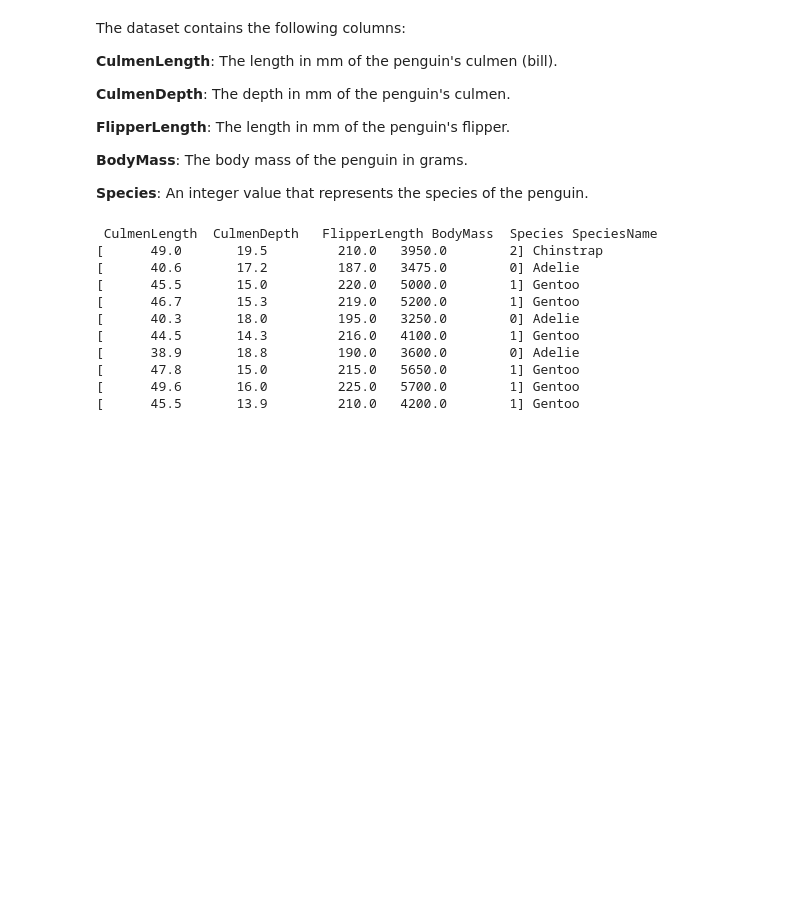
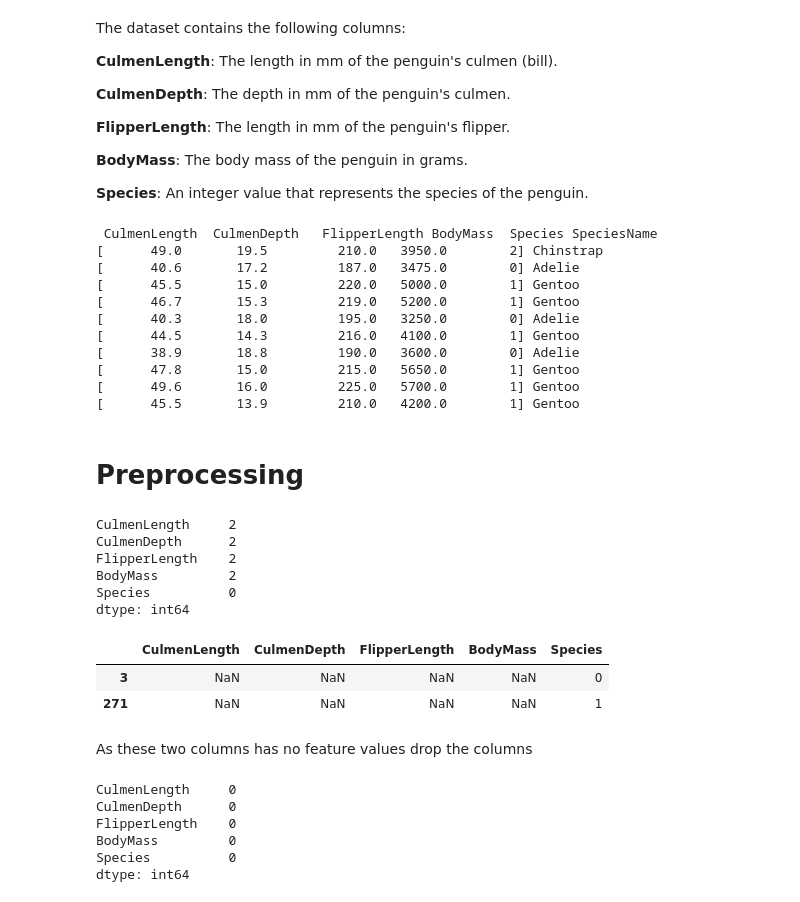
Before and after one commit to coder7475/ml-fundamentals, a Jupyter notebook: notebooks/ml_fundamentals/Understanding_classification_in_ml.ipynb, the cells around one changed output. Drawn from its saved outputs; the diff is of its cells as text; code cells hidden in the pictures; blank space fills up the shorter version.

Commit message:
feat: enhance classification notebook with preprocessing steps to identify and handle missing values, improving data quality for model training

```diff
--- a/notebooks/ml_fundamentals/Understanding_classification_in_ml.ipynb
+++ b/notebooks/ml_fundamentals/Understanding_classification_in_ml.ipynb
@@ -649,3 +649,37 @@ for _, row in penguins.sample(10).iterrows():
 [      47.8       15.0         215.0   5650.0        1] Gentoo
 [      49.6       16.0         225.0   5700.0        1] Gentoo
 [      45.5       13.9         210.0   4200.0        1] Gentoo
+# %% [markdown]
+# Preprocessing
+# %%
+# Find missing values
+penguins.isnull().sum()
+# %% [output]
+CulmenLength     2
+CulmenDepth      2
+FlipperLength    2
+BodyMass         2
+Species          0
+dtype: int64
+# %%
+# Show rows containing missing values i.e nulls
+penguins[penguins.isnull().any(axis=1)]
+# %% [output]
+|  | CulmenLength | CulmenDepth | FlipperLength | BodyMass | Species |
+| 3 | NaN | NaN | NaN | NaN | 0 |
+| 271 | NaN | NaN | NaN | NaN | 1 |
+# %% [markdown]
+As these two columns has no feature values drop the columns
+# %%
+# Drop the rows containing NaN values
+penguins = penguins.dropna()
+
+# Confirm there are no missing values
+penguins.isnull().sum()
+# %% [output]
+CulmenLength     0
+CulmenDepth      0
+FlipperLength    0
+BodyMass         0
+Species          0
+dtype: int64
```
